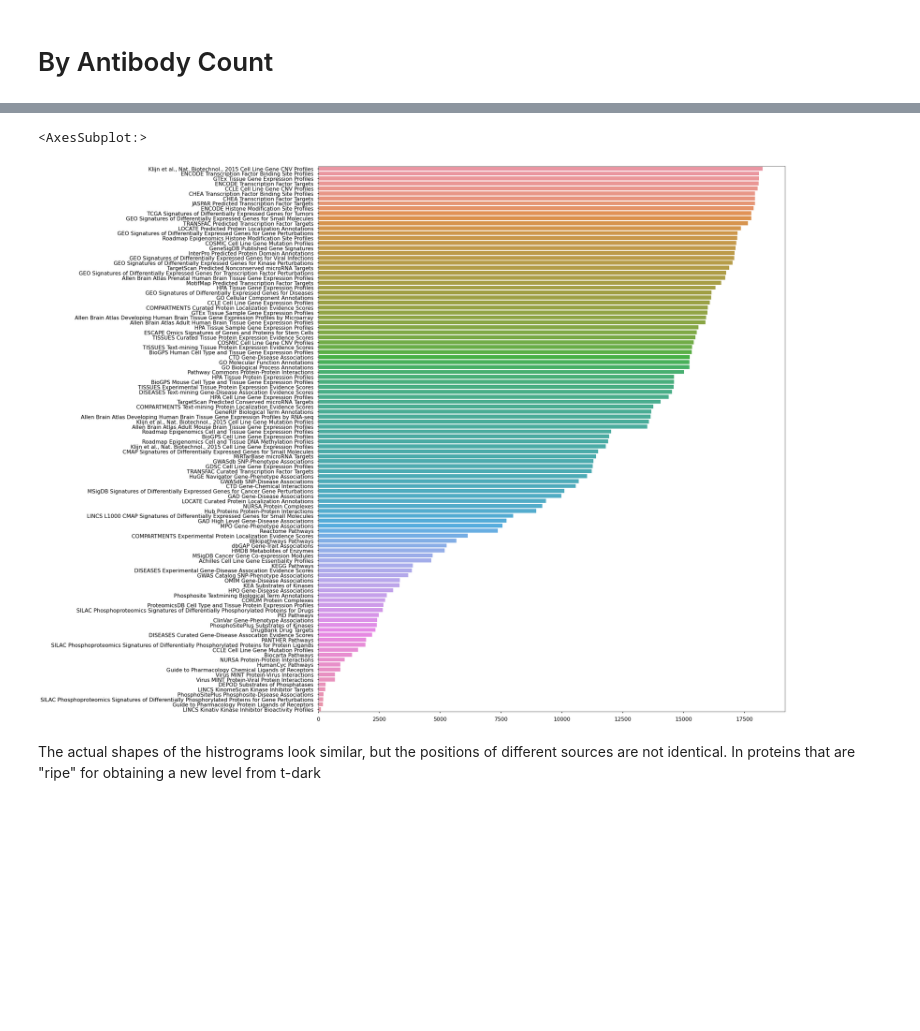
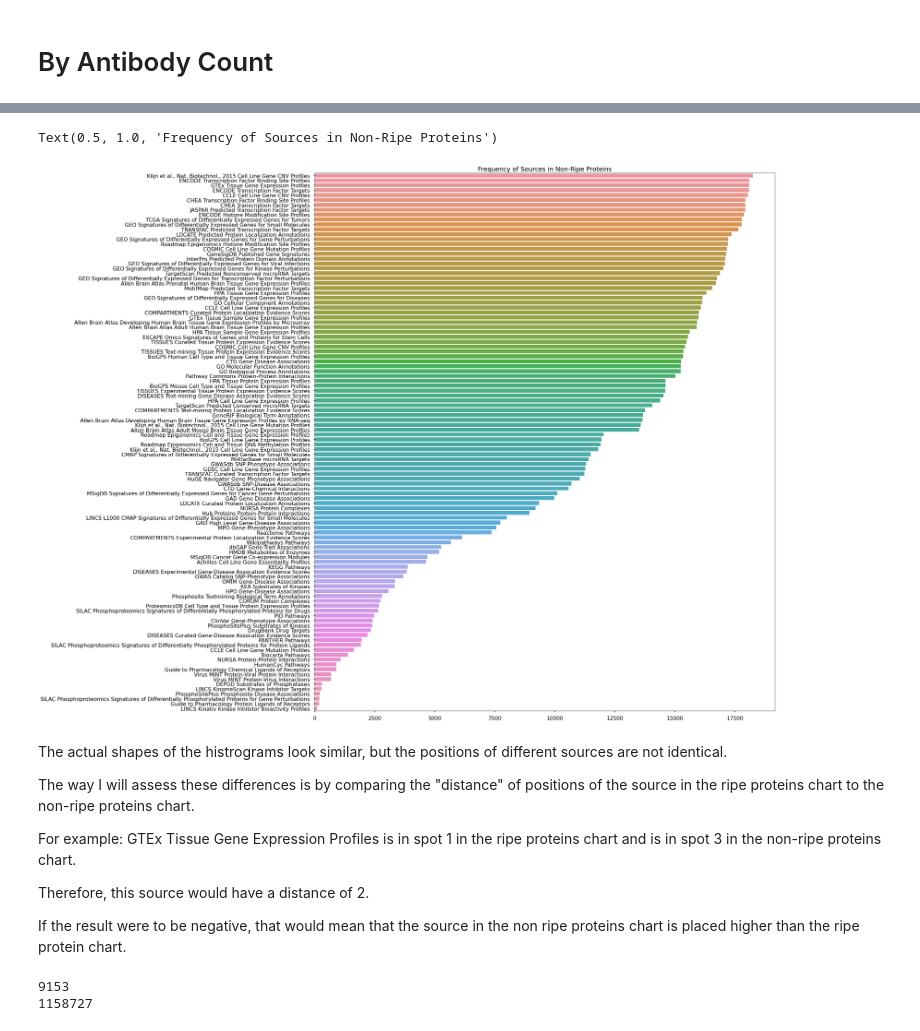
Before and after one commit to jbofill10/Pharos-Target-Examination, a Jupyter notebook: Visualizations.ipynb, the cells around one changed output, grey strips where cells are left out. Drawn from its saved outputs; the diff is of its cells as text; code cells hidden in the pictures; blank space fills up the shorter version.

```diff
--- a/Visualizations.ipynb
+++ b/Visualizations.ipynb
@@ -324,13 +301,42 @@ sns.barplot(y=top40.keys(), x=top40.values)
 # %%
 non_ripe_tdark = hgram[~hgram['protein_id'].isin(ripe_proteins['id'])]
 type_count_not_ripe = non_ripe_tdark['type'].value_counts().sort_values(ascending=False)
 
-top50 = type_count_not_ripe.head(50)
+non_ripe_source_counts = type_count_not_ripe.keys()
 plt.figure(figsize=(25,30))
 sns.barplot(y=type_count_not_ripe.keys(), x=type_count_not_ripe.values)
+plt.title('Frequency of Sources in Non-Ripe Proteins')
 # %% [output]
-<AxesSubplot:>
+Text(0.5, 1.0, 'Frequency of Sources in Non-Ripe Proteins')
-[figure, old version]
+[figure, new version]
-# %% [markdown]
-The actual shapes of the histrograms look similar, but the positions of different sources are not identical.
-In proteins that are "ripe" for obtaining a new level from t-dark
+# %% [markdown]
+The actual shapes of the histrograms look similar, but the positions of different sources are not identical.
+
+The way I will assess these differences is by comparing the "distance" of positions of the source in the ripe proteins chart to the non-ripe proteins chart.
+
+For example:
+GTEx Tissue Gene Expression Profiles is in spot 1 in the ripe proteins chart and is in spot 3 in the non-ripe proteins chart.
+
+Therefore, this source would have a distance of 2.
+
+If the result were to be negative, that would mean that the source in the non ripe proteins chart is placed higher than the ripe protein chart.
+# %%
+ripe_sources = ripe_source_counts
+non_ripe_sources = non_ripe_source_counts
+
+distances = {}
+
+for i in range(len(ripe_sources)):
+    distance = 0
+    starting_point = i
+    for j in non_ripe_source_counts:
+        if ripe_sources[i] == j:
+            distances[ripe_sources[i]] = (distance+1) - starting_point
+            break
+        distance+=1
+distances = {k: v for k, v in sorted(distances.items(), key=lambda item: item[1], reverse=True)}
+
+source_distances = pd.DataFrame(list(zip(distances.keys(), distances.values())), columns=['Source', 'distance'])
+# %% [output]
+9153
+1158727
```
Also changed, not shown: parts of 9 cells of this notebook, 1 other file.
